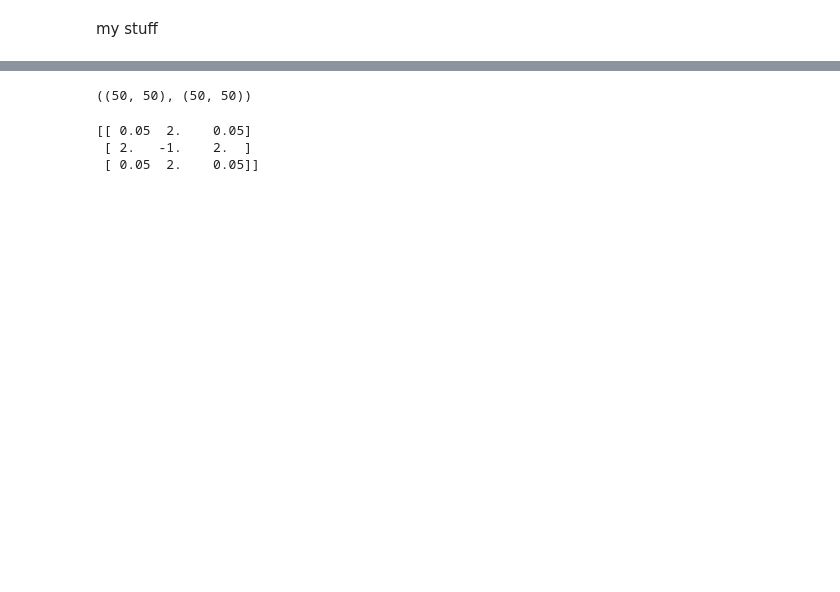
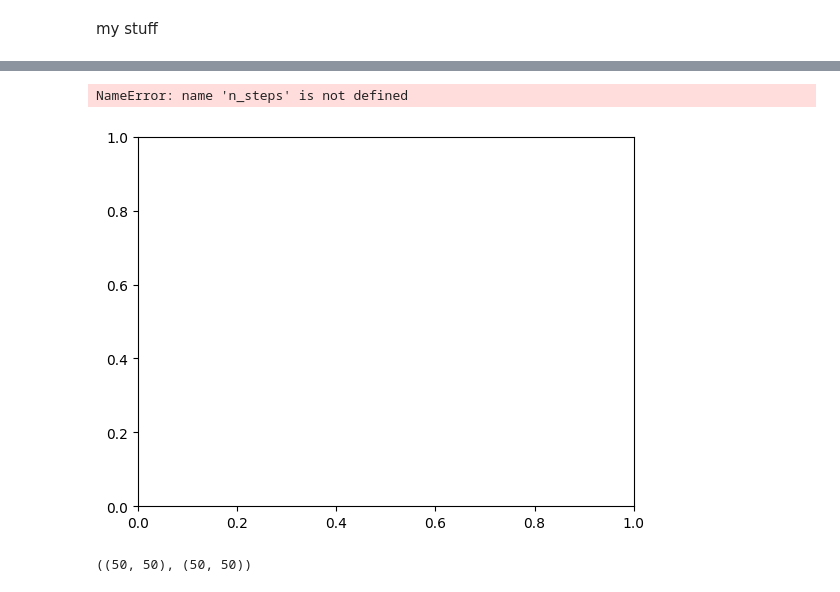
Before and after one commit to Hubert-Pierzchalski/reaction-diffusion, a Jupyter notebook: project/reaction_diffusion.ipynb, the cells around one changed output, grey strips where cells are left out. Saved outputs shown, nothing was run; the diff lists cells and outputs as text; code cells hidden in the pictures; blank space fills up the shorter version.

Commit message:
animation doesn;t work probably have to do a class

```diff
--- a/project/reaction_diffusion.ipynb
+++ b/project/reaction_diffusion.ipynb
@@ -79,5 +68,18 @@ def prey_reaction(prey, predator, Diffusion_prey_rate, feed, kernel, delta_t):
     return prey + (Diffusion_prey_rate*convolve2d(convolve2d(prey, kernel, mode="same"), kernel, mode="same") - prey * predator ** 2 + feed * (1-prey)) * delta_t
 
 def predator_reaction(prey, predator, Diffusion_predator_rate, kill, feed, kernel, delta_t):
-    return predator + (Diffusion_predator_rate*convolve2d(convolve2d(prey, kernel, mode="same"), kernel, mode="same") + prey * predator ** 2 - (kill + feed)) * delta_t
+    return predator + (Diffusion_predator_rate*convolve2d(convolve2d(prey, kernel, mode="same"), kernel, mode="same") + prey * predator ** 2 - (kill + feed) * predator) * delta_t
+
+def step(ax, time):
+    ax[0].clear()
+    # ax[1].clear()
+
+    ax[0].imshow(prey_reaction, cmap='jet')
+    # ax[1].imshow(predator_reaction, cmap='brg')
+
+    ax[0].grid(b=False)
+    # ax[1].grid(b=False)
+
+    ax[0].set_title("A, t = {:.2f}".format(time))
+    # ax[1].set_title("B, t = {:.2f}".format(self.t))
 # %%
@@ -94,11 +132,12 @@ predator_grid = np.zeros((width, height)) #predator cells
+# %%
+fig, ax = plt.subplots()
+anim = animation.FuncAnimation(fig, step, frames=np.arange(n_steps), interval=20)
+anim.save(filename=filename, dpi=60, fps=10, writer='imagemagick')
+plt.close()
+# %% [output]
+NameError: name 'n_steps' is not defined
+[figure, added]
 # %%
 np.shape(prey_grid), np.shape(predator_grid)
 # %% [output]
 ((50, 50), (50, 50))
-# %%
-a = convolve2d(x, kernel, mode="same")
-print(a)
-# %% [output]
-[[ 0.05  2.    0.05]
- [ 2.   -1.    2.  ]
- [ 0.05  2.    0.05]]
```
Also changed, not shown: parts of 8 cells of this notebook.
